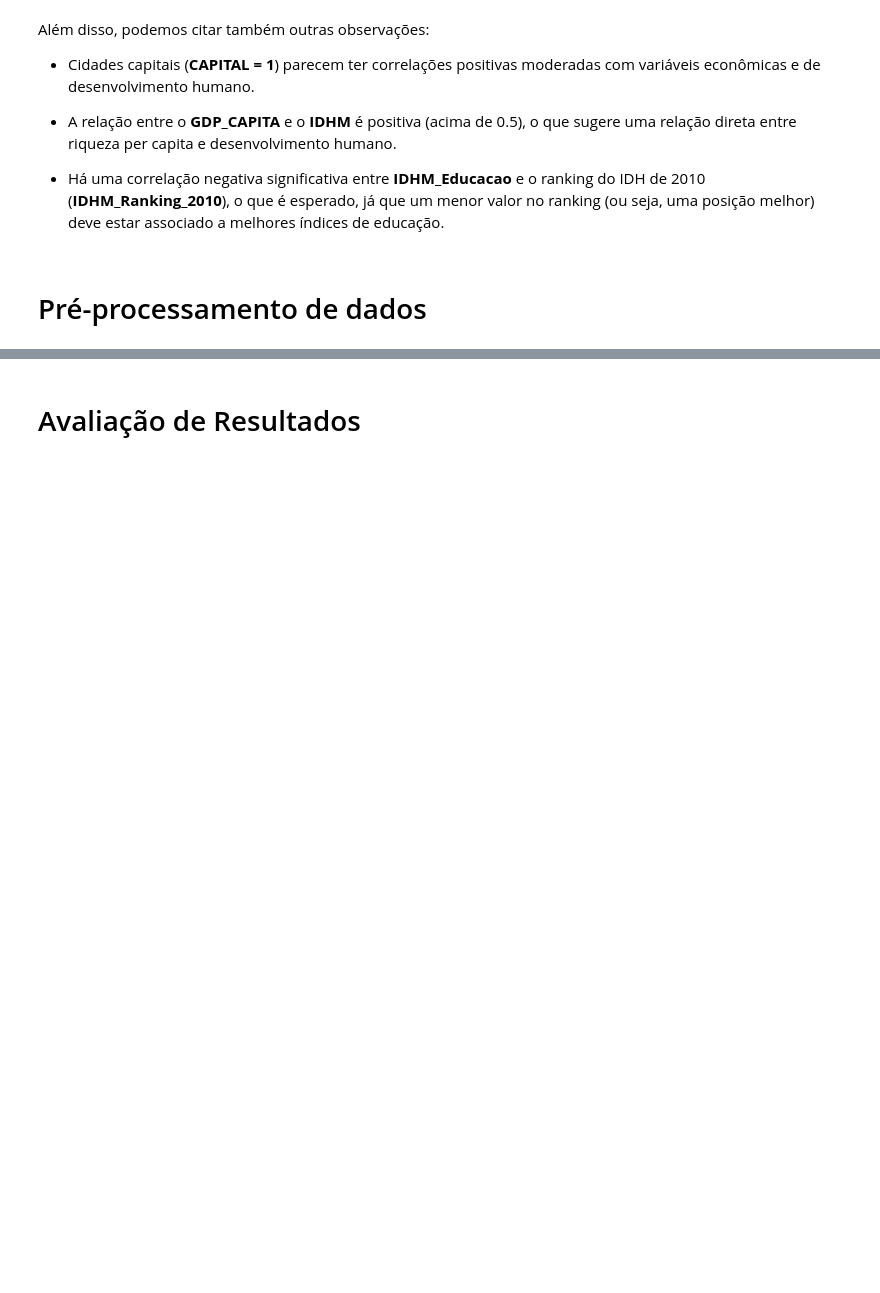
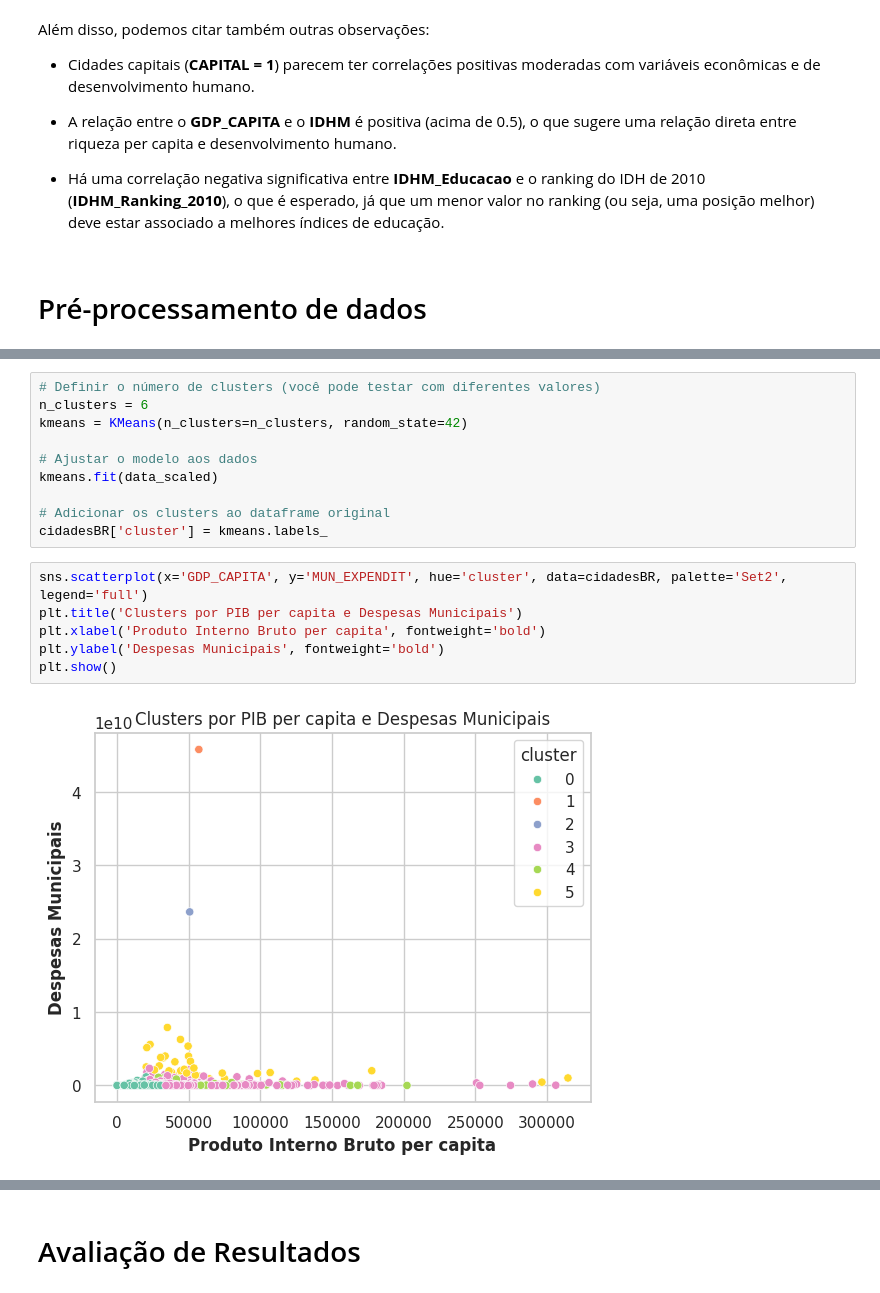
Before and after one commit to bernardosnap/MVP---Sprint-An-lise-de-Dados-e-Boas-Pr-ticas, a Jupyter notebook: Análise_de_Dados_Cidades_Brasileiras.ipynb, the cells around one changed output, grey strips where cells are left out. Drawn from its saved outputs; the diff is of its cells as text; blank space fills up the shorter version.

```diff
--- a/Análise_de_Dados_Cidades_Brasileiras.ipynb
+++ b/Análise_de_Dados_Cidades_Brasileiras.ipynb
@@ -775,0 +568,18 @@ Sem tratamento de missings: knn-norm - Melhor: 0.994566 usando {'KNN__metric': '
+# %%
+# Definir o número de clusters (você pode testar com diferentes valores)
+n_clusters = 6
+kmeans = KMeans(n_clusters=n_clusters, random_state=42)
+
+# Ajustar o modelo aos dados
+kmeans.fit(data_scaled)
+
+# Adicionar os clusters ao dataframe original
+cidadesBR['cluster'] = kmeans.labels_
+# %%
+sns.scatterplot(x='GDP_CAPITA', y='MUN_EXPENDIT', hue='cluster', data=cidadesBR, palette='Set2', legend='full')
+plt.title('Clusters por PIB per capita e Despesas Municipais')
+plt.xlabel('Produto Interno Bruto per capita', fontweight='bold')
+plt.ylabel('Despesas Municipais', fontweight='bold')
+plt.show()
+# %% [output]
+[figure, added]
```
Also changed, not shown: parts of 18 cells of this notebook.
